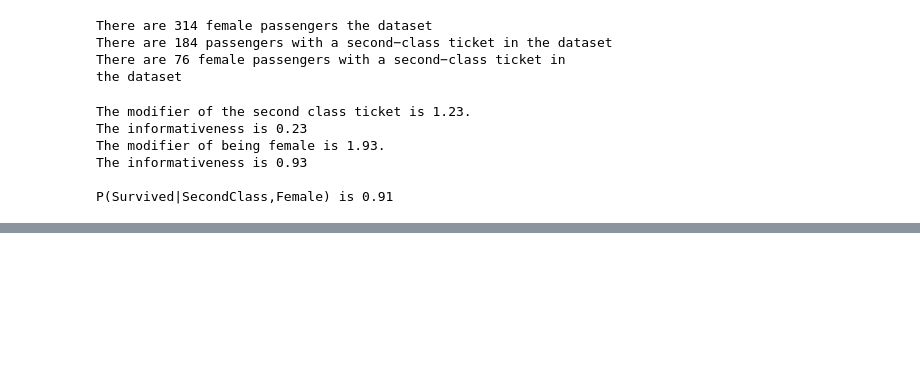
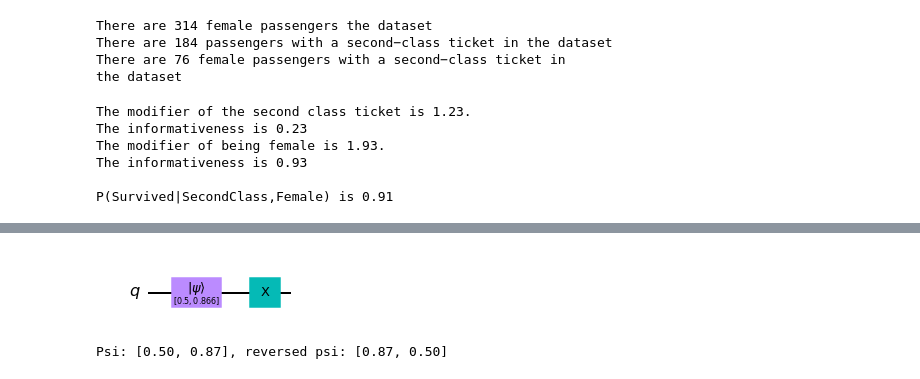
Before and after one commit to leonardocfor/quantum, a Jupyter notebook: notebooks/titanic.ipynb, the cells around one changed output, grey strips where cells are left out. Saved outputs shown, nothing was run; the diff lists cells and outputs as text; code cells hidden in the pictures; blank space fills up the shorter version.

```diff
--- a/notebooks/titanic.ipynb
+++ b/notebooks/titanic.ipynb
@@ -872,0 +972,18 @@ P(Survived|SecondClass,Female) is 0.91
+# %%
+# A circuit with an X-gate
+# Mathematically, the X-gate quantum operator is the matrix: X = [[0,1],[1,0]]
+qc.draw('mpl')
+# %% [output]
+[figure, added]
+# %%
+# Self-made reverse function
+def adjust_weight(state,weights):
+    return state[0]*weights[0]+state[1]*weights[1]
+
+print('Psi: [{:.2f}, {:.2f}], reversed psi: [{:.2f}, {:.2f}]'.format(
+    *psi,
+    adjust_weight(psi,[0,1]),
+    adjust_weight(psi,[1,0])
+))
+# %% [output]
+Psi: [0.50, 0.87], reversed psi: [0.87, 0.50]
```
Also changed, not shown: parts of 6 cells of this notebook.
